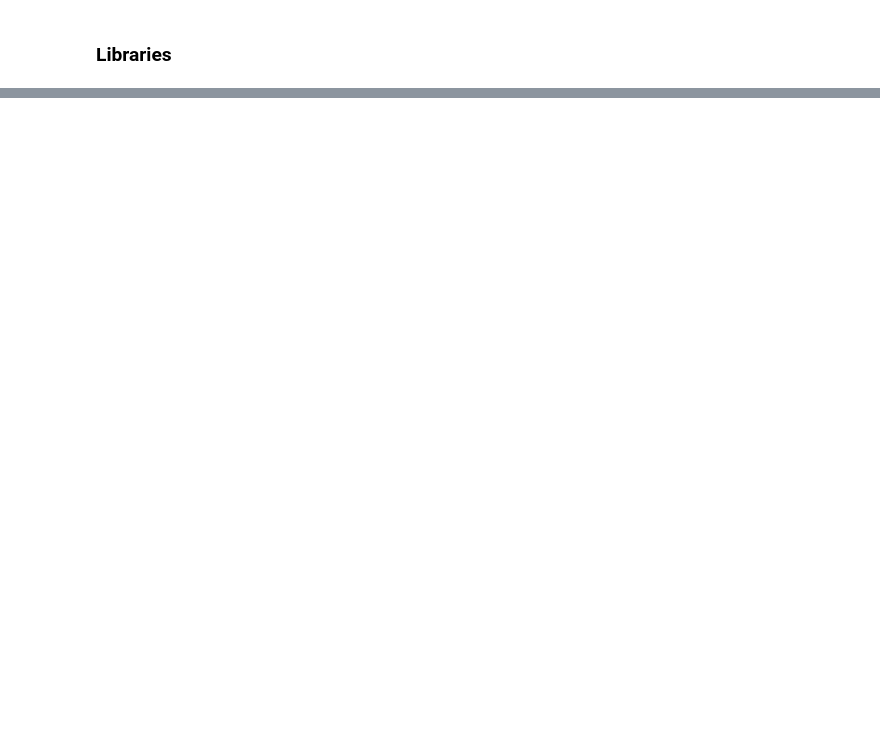
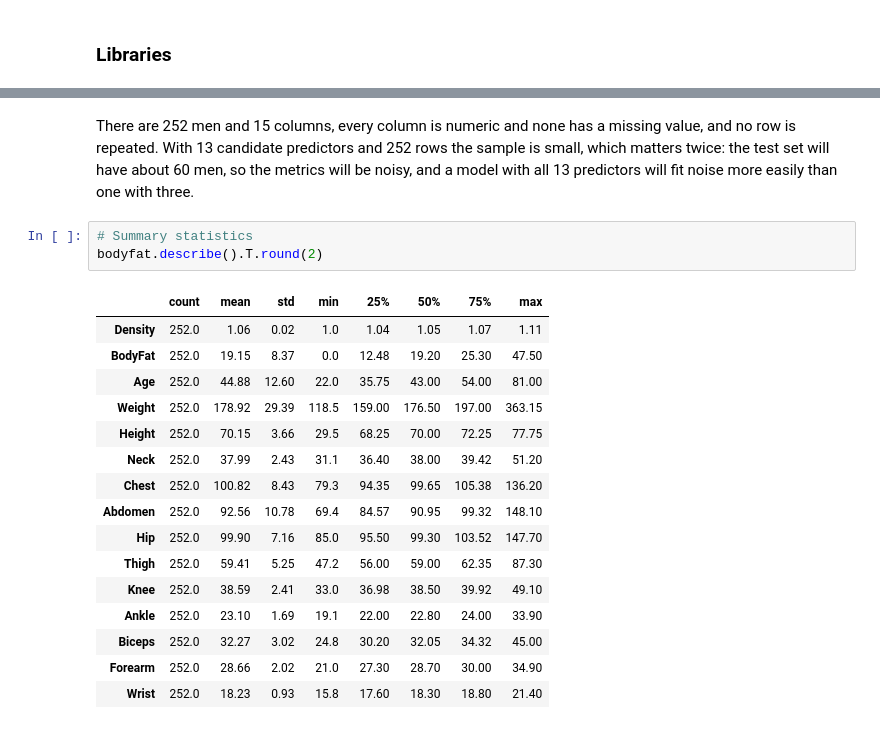
Before and after one commit to Jonathansl17/jarvis, a Jupyter notebook: body_fat_regression/body_fat_regression.ipynb, the cells around one changed output, grey strips where cells are left out. Drawn from its saved outputs; the diff is of its cells as text; blank space fills up the shorter version.

```diff
--- a/body_fat_regression/body_fat_regression.ipynb
+++ b/body_fat_regression/body_fat_regression.ipynb
@@ -116,0 +88,22 @@ To be developed.
+# %% [markdown]
+There are 252 men and 15 columns, every column is numeric and none has a missing value, and no row is repeated. With 13 candidate predictors and 252 rows the sample is small, which matters twice: the test set will have about 60 men, so the metrics will be noisy, and a model with all 13 predictors will fit noise more easily than one with three.
+# %%
+# Summary statistics
+bodyfat.describe().T.round(2)
+# %% [output]
+|  | count | mean | std | min | 25% | 50% | 75% | max |
+| Density | 252.0 | 1.06 | 0.02 | 1.0 | 1.04 | 1.05 | 1.07 | 1.11 |
+| BodyFat | 252.0 | 19.15 | 8.37 | 0.0 | 12.48 | 19.20 | 25.30 | 47.50 |
+| Age | 252.0 | 44.88 | 12.60 | 22.0 | 35.75 | 43.00 | 54.00 | 81.00 |
+| Weight | 252.0 | 178.92 | 29.39 | 118.5 | 159.00 | 176.50 | 197.00 | 363.15 |
+| Height | 252.0 | 70.15 | 3.66 | 29.5 | 68.25 | 70.00 | 72.25 | 77.75 |
+| Neck | 252.0 | 37.99 | 2.43 | 31.1 | 36.40 | 38.00 | 39.42 | 51.20 |
+| Chest | 252.0 | 100.82 | 8.43 | 79.3 | 94.35 | 99.65 | 105.38 | 136.20 |
+| Abdomen | 252.0 | 92.56 | 10.78 | 69.4 | 84.57 | 90.95 | 99.32 | 148.10 |
+| Hip | 252.0 | 99.90 | 7.16 | 85.0 | 95.50 | 99.30 | 103.52 | 147.70 |
+| Thigh | 252.0 | 59.41 | 5.25 | 47.2 | 56.00 | 59.00 | 62.35 | 87.30 |
+| Knee | 252.0 | 38.59 | 2.41 | 33.0 | 36.98 | 38.50 | 39.92 | 49.10 |
+| Ankle | 252.0 | 23.10 | 1.69 | 19.1 | 22.00 | 22.80 | 24.00 | 33.90 |
+| Biceps | 252.0 | 32.27 | 3.02 | 24.8 | 30.20 | 32.05 | 34.32 | 45.00 |
+| Forearm | 252.0 | 28.66 | 2.02 | 21.0 | 27.30 | 28.70 | 30.00 | 34.90 |
+| Wrist | 252.0 | 18.23 | 0.93 | 15.8 | 17.60 | 18.30 | 18.80 | 21.40 |
```
Also changed, not shown: parts of 55 cells of this notebook, 1 other file.
